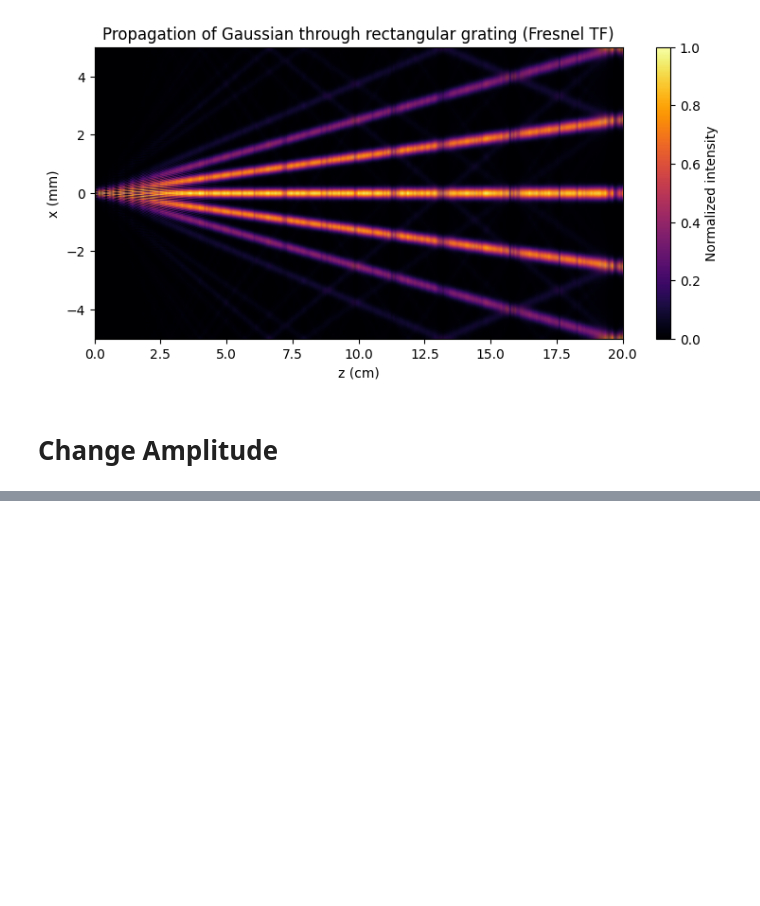
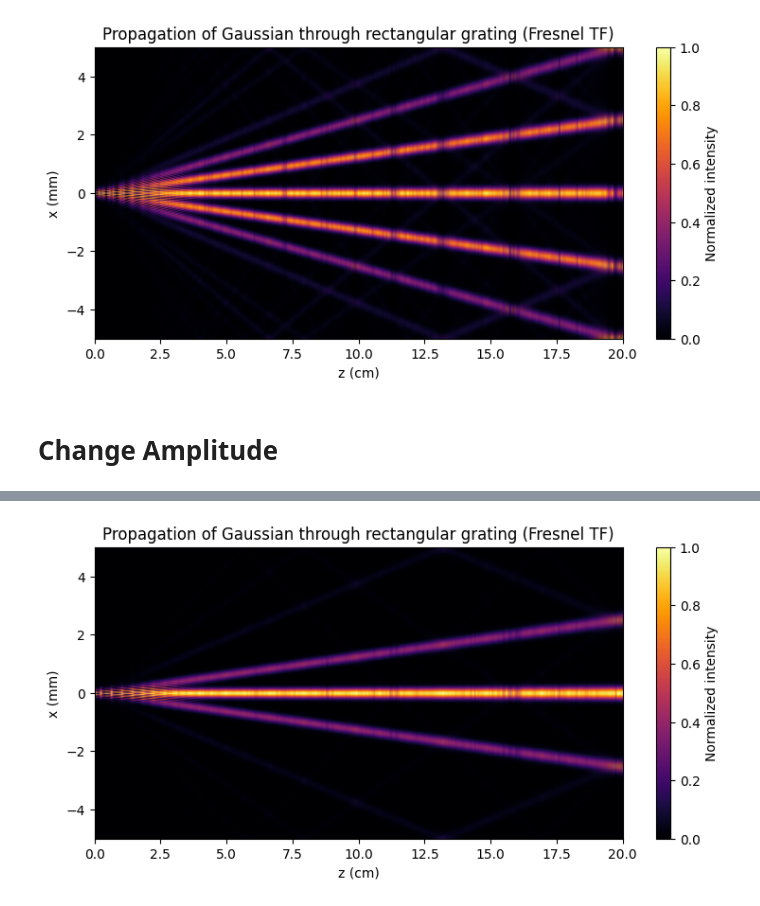
Before and after one commit to atlindburg/fourier-optics, a Jupyter notebook: notebooks/20251006-rectangular_gratings.ipynb, the cells around one changed output, grey strips where cells are left out. Cells and saved outputs as stored; diff of their text form; code cells hidden in the pictures; blank space fills up the shorter version.

```diff
--- a/notebooks/20251006-rectangular_gratings.ipynb
+++ b/notebooks/20251006-rectangular_gratings.ipynb
@@ -129,0 +130,20 @@ plt.show()
+# %%
+# Multiply by grating mask
+E_after = E0 * G
+
+# Propagate with Fresnel using z_step
+I_map, z_vals = fo.z_step_1D(E_after, x, fo.fresnel_tf_1D,
+                             wavelength, z_range=z_max, n_points=300)
+
+# Plot z-step intensity evolution
+plt.figure(figsize=(9,4))
+plt.imshow(I_map,
+           extent=[z_vals[0]*100, z_vals[-1]*100, x[0]*1e3, x[-1]*1e3],
+           aspect='auto', origin='lower', cmap='inferno')
+plt.xlabel("z (cm)")
+plt.ylabel("x (mm)")
+plt.title("Propagation of Gaussian through rectangular grating (Fresnel TF)")
+plt.colorbar(label="Normalized intensity")
+plt.show()
+# %% [output]
+[figure, added]
```
Also changed, not shown: parts of 1 cell of this notebook, 4 other files.
